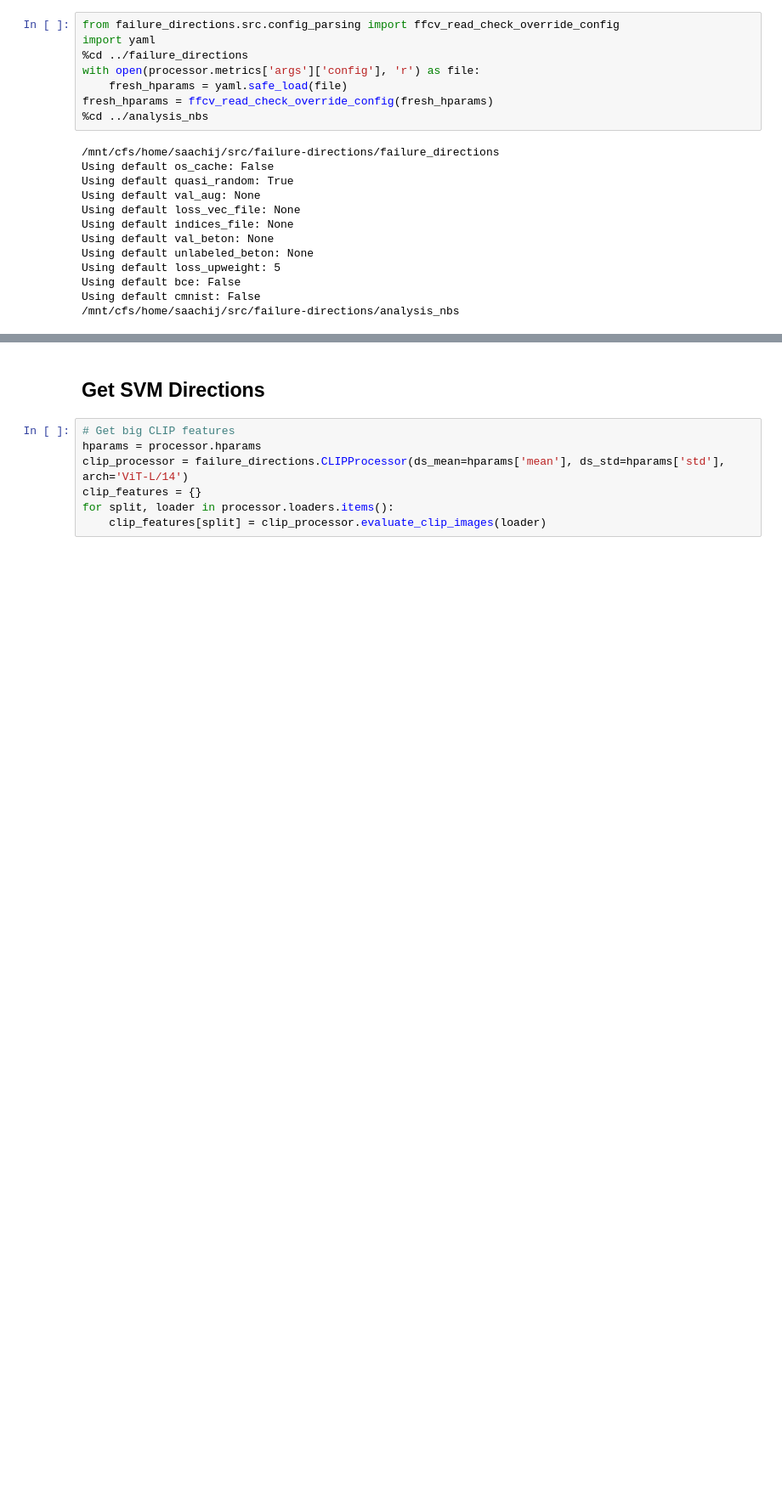
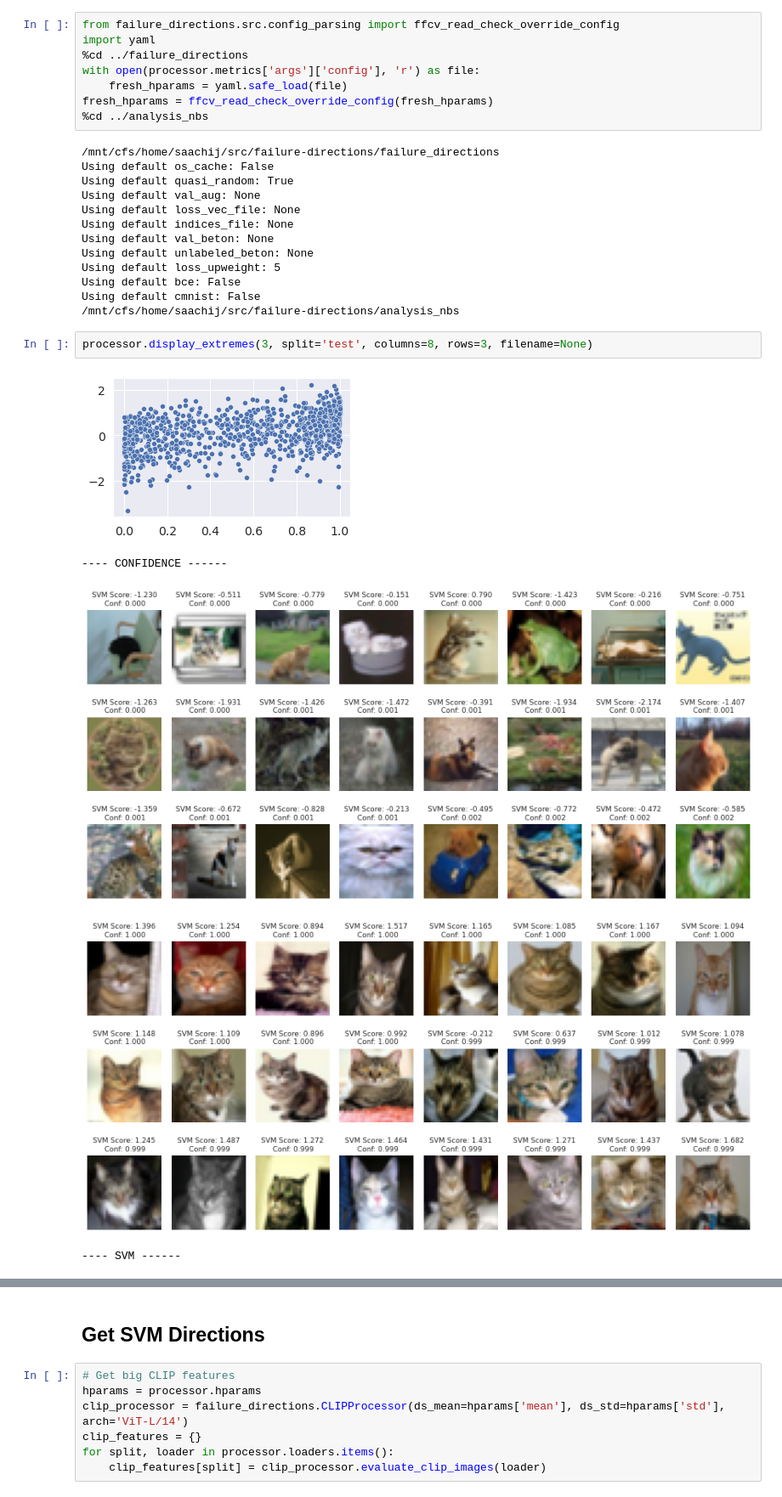
Before and after one commit to MadryLab/failure-directions, a Jupyter notebook: analysis_nbs/analyze_stable_diffusion_images.ipynb, the cells around one changed output, grey strips where cells are left out. Shown at 85% size. Cells and saved outputs as stored; diff of their text form; blank space fills up the shorter version.

```diff
--- a/analysis_nbs/analyze_stable_diffusion_images.ipynb
+++ b/analysis_nbs/analyze_stable_diffusion_images.ipynb
@@ -129,3 +131,11 @@ Using default loss_upweight: 5
 Using default bce: False
 Using default cmnist: False
 /mnt/cfs/home/saachij/src/failure-directions/analysis_nbs
+# %%
+processor.display_extremes(3, split='test', columns=8, rows=3, filename=None)
+# %% [output]
+[figure, added]
+---- CONFIDENCE ------
+[figure, added]
+[figure, added]
+---- SVM ------
```
Also changed, not shown: parts of 3 cells of this notebook, 9 other files.
